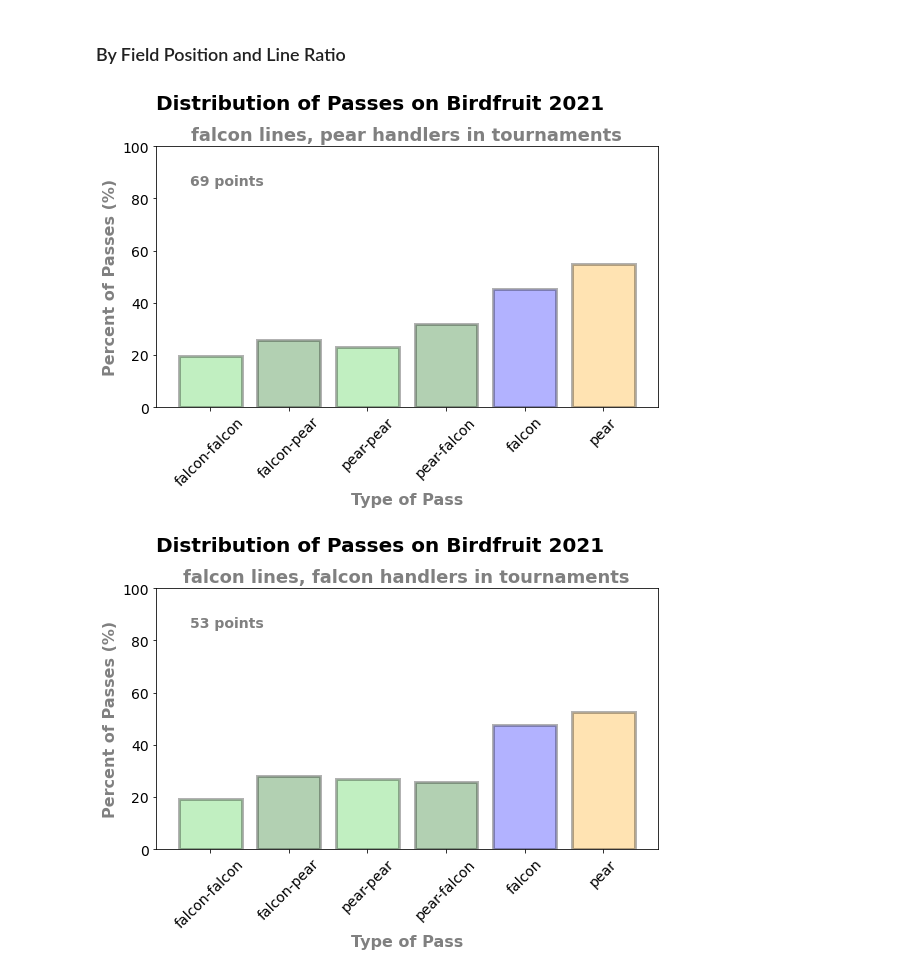
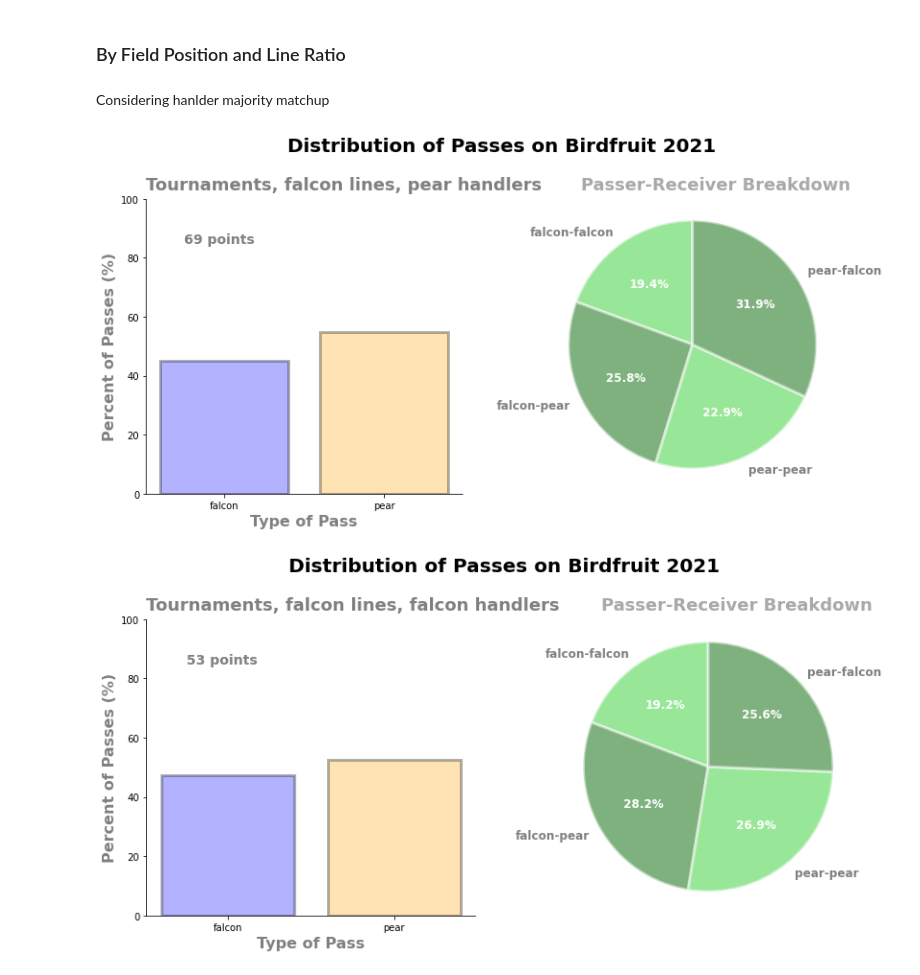
Before and after one commit to mollymwieringa/birdfruit, a Jupyter notebook: Passing_Stats.ipynb, the cells around one changed output. Saved outputs shown, nothing was run; the diff lists cells and outputs as text; code cells hidden in the pictures.

```diff
--- a/Passing_Stats.ipynb
+++ b/Passing_Stats.ipynb
@@ -109,10 +122,12 @@ bf.calculate_passes(p_pear_lines, 'Practices, Pear Lines',practice_points - prac
 # %% [markdown]
 ### By Field Position and Line Ratio
+# %% [markdown]
+Considering hanlder majority matchup
 # %%
-bf.calculate_passes(t_falcon_lines.where(t_falcon_lines.handler_maj == 'pear').dropna(axis=0, how='all'), 'falcon lines, pear handlers in tournaments', tournaments.fp_points.tail().values[-1])
-bf.calculate_passes(t_falcon_lines.where(t_falcon_lines.handler_maj == 'falcon').dropna(axis=0, how='all'), 'falcon lines, falcon handlers in tournaments', tournaments.ff_points.tail().values[-1])
-bf.calculate_passes(t_pear_lines.where(t_pear_lines.handler_maj =='falcon').dropna(axis=0, how='all'), 'pear lines, falcon handlers in tournaments', tournaments.pf_points.tail().values[-1])
-bf.calculate_passes(t_pear_lines.where(t_pear_lines.handler_maj =='pear').dropna(axis=0, how='all'), 'pear lines, pear handlers in tournaments', tournaments.pp_points.tail().values[-1])
+bf.calculate_passes(t_falcon_lines.where(t_falcon_lines.handler_maj == 'pear').dropna(axis=0, how='all'), 'Tournaments, falcon lines, pear handlers', tournaments.fp_points.tail().values[-1])
+bf.calculate_passes(t_falcon_lines.where(t_falcon_lines.handler_maj == 'falcon').dropna(axis=0, how='all'), 'Tournaments, falcon lines, falcon handlers', tournaments.ff_points.tail().values[-1])
+bf.calculate_passes(t_pear_lines.where(t_pear_lines.handler_maj =='falcon').dropna(axis=0, how='all'), 'Tournaments, pear lines, falcon handlers', tournaments.pf_points.tail().values[-1])
+bf.calculate_passes(t_pear_lines.where(t_pear_lines.handler_maj =='pear').dropna(axis=0, how='all'), 'Tournaments, pear lines, pear handlers', tournaments.pp_points.tail().values[-1])
 # %% [output]
-[figure, old version]
+[figure, new version]
-[figure, old version]
+[figure, new version]
```
Also changed, not shown: parts of 11 cells of this notebook, 1 other file.
